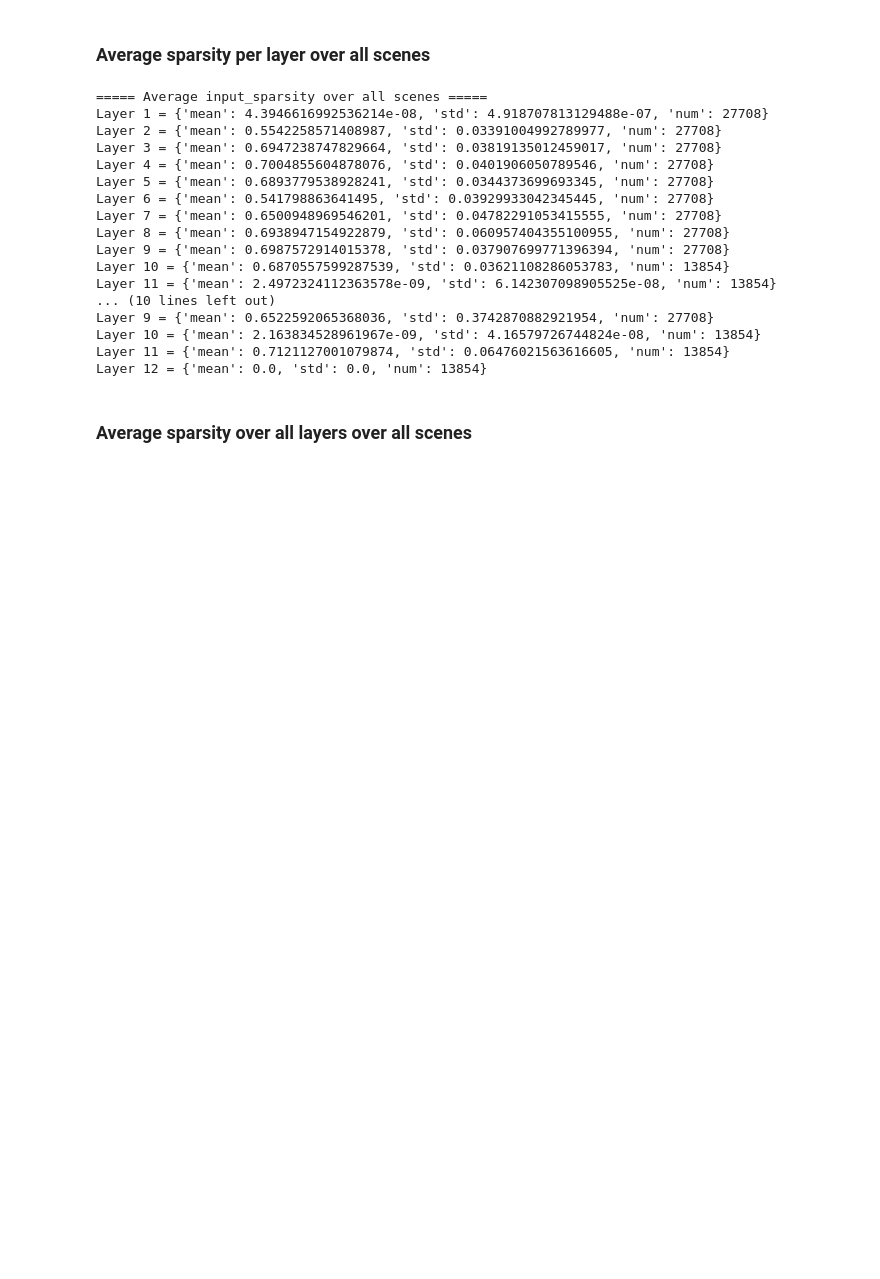
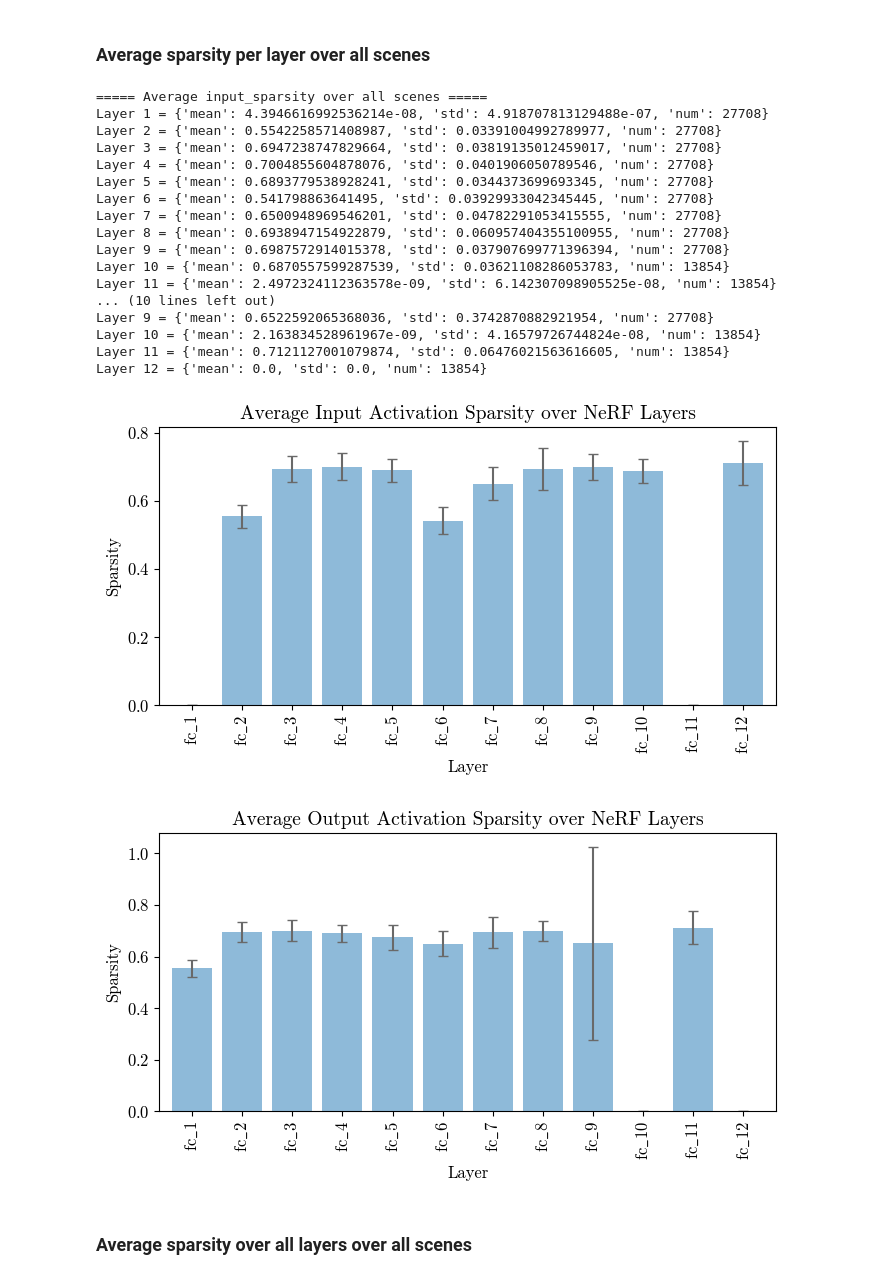
Before and after one commit to williamshen-nz/accelerating-nerfs, a Jupyter notebook: notebooks/NeRF Activation Sparsity.ipynb, the cells around one changed output. Cells and saved outputs as stored; diff of their text form; code cells hidden in the pictures; blank space fills up the shorter version.

Commit message:
Add average sparsity figures over layers/datasets

```diff
--- a/notebooks/NeRF Activation Sparsity.ipynb
+++ b/notebooks/NeRF Activation Sparsity.ipynb
@@ -78,6 +78,27 @@ Layer 9 = {'mean': 0.6522592065368036, 'std': 0.3742870882921954, 'num': 27708}
 Layer 10 = {'mean': 2.163834528961967e-09, 'std': 4.16579726744824e-08, 'num': 13854}
 Layer 11 = {'mean': 0.7121127001079874, 'std': 0.06476021563616605, 'num': 13854}
 Layer 12 = {'mean': 0.0, 'std': 0.0, 'num': 13854}
+# %%
+for sparsity_type in ["input", "output"]:
+    df = pd.DataFrame.from_dict(
+        {k: v[f"{sparsity_type}_sparsity"] for k, v in layer_to_avg_sparsity.items()},
+        orient="index"
+    )
+    err = df["std"]
+    ax = df.plot.bar(
+        y="mean", yerr=err, width=0.8, figsize=(7, 4),
+        align='center', alpha=0.5, ecolor='dimgray', capsize=3.5
+    )
+    ax.set_xticklabels(["$\mathrm{fc}\_" + str(v.item()) + "$" for v in df.index.values])
+    ax.get_legend().remove()
+    ax.set_title(f"Average {sparsity_type.capitalize()} Activation Sparsity over NeRF Layers")
+    ax.set_xlabel("Layer")
+    ax.set_ylabel("Sparsity")
+    ax.figure.tight_layout()
+    ax.figure.savefig(f"{fig_dir}/layer_{sparsity_type}_sparsity.pdf")
+# %% [output]
+[figure, added]
+[figure, added]
 # %% [markdown]
 ### Average sparsity over all layers over all scenes
 # %%
```
Also changed, not shown: 18 other files.
